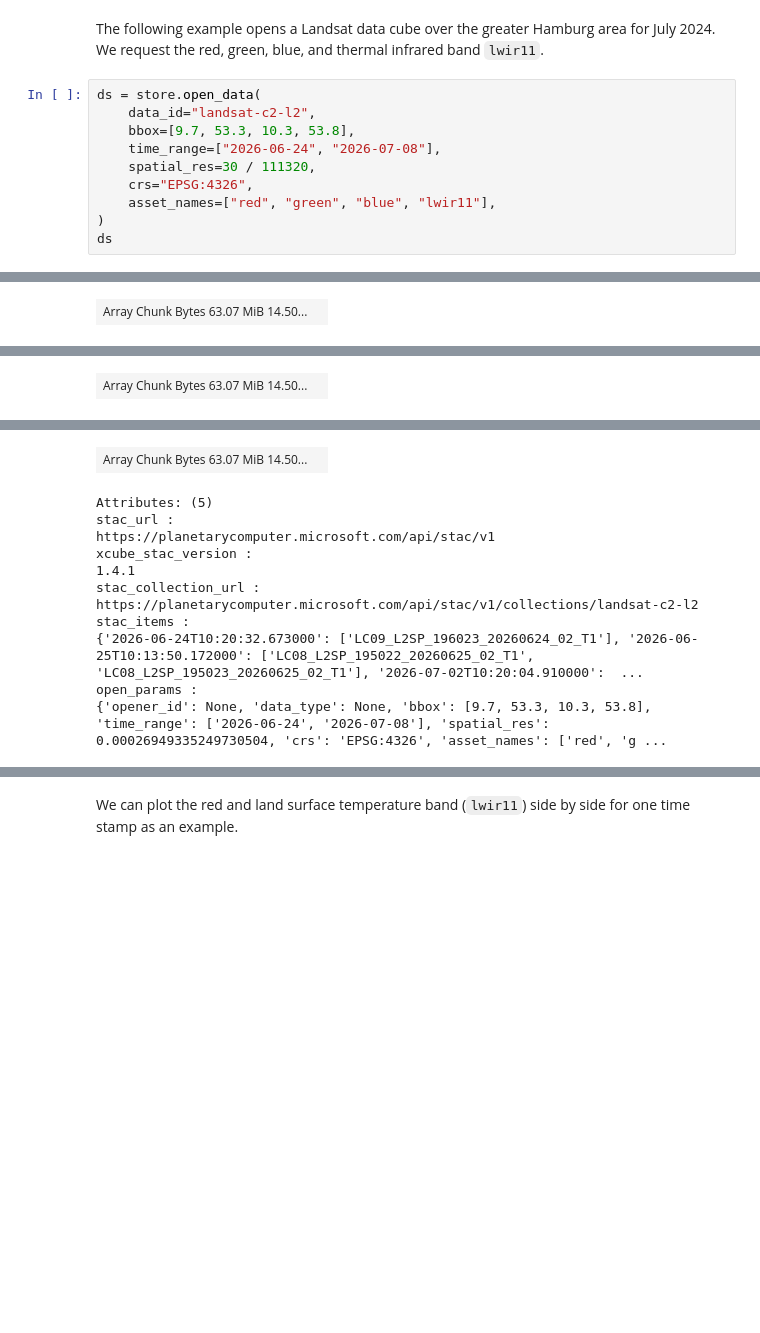
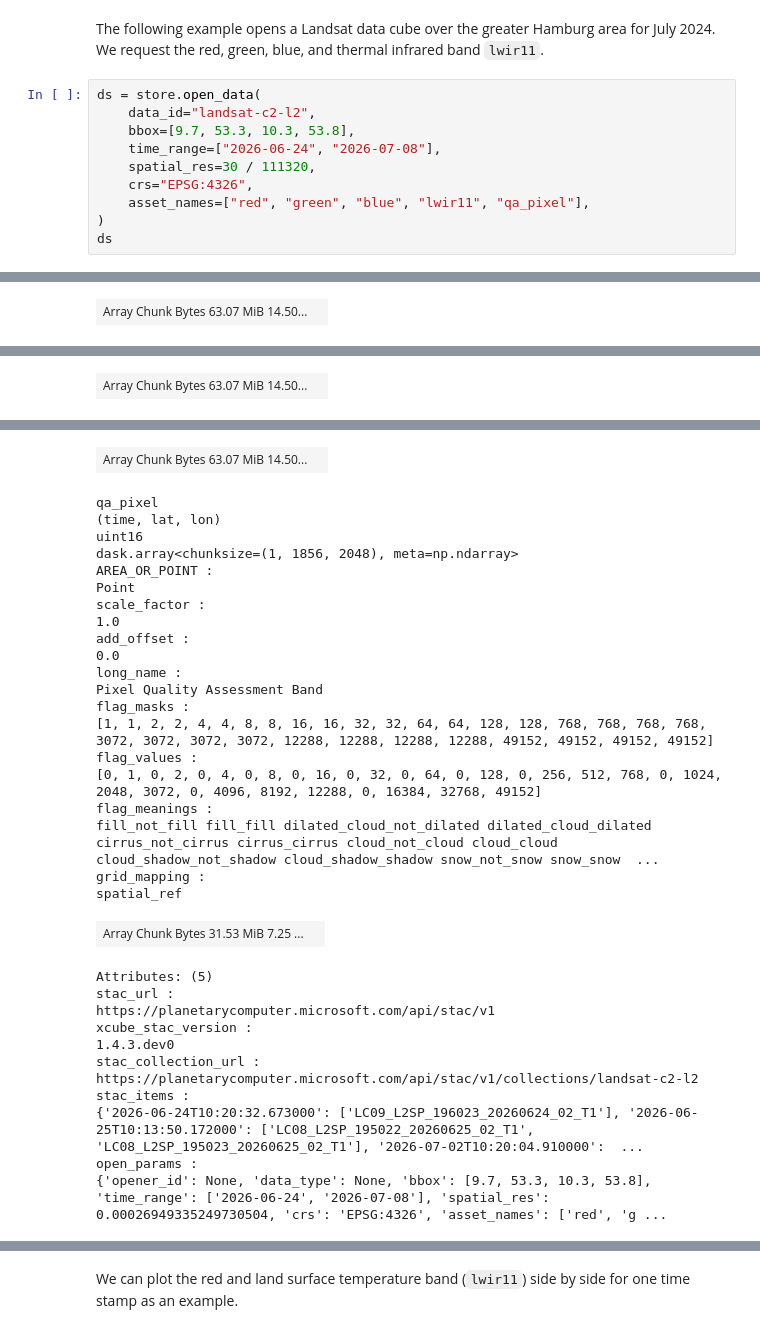
Before and after one commit to xcube-dev/xcube-stac, a Jupyter notebook: examples/notebooks/landsat_planetary_computer.ipynb, the cells around one changed output, grey strips where cells are left out. Cells and saved outputs as stored; diff of their text form; blank space fills up the shorter version.

```diff
--- a/examples/notebooks/landsat_planetary_computer.ipynb
+++ b/examples/notebooks/landsat_planetary_computer.ipynb
@@ -51,7 +51,7 @@ ds = store.open_data(
     time_range=["2026-06-24", "2026-07-08"],
     spatial_res=30 / 111320,
     crs="EPSG:4326",
-    asset_names=["red", "green", "blue", "lwir11"],
+    asset_names=["red", "green", "blue", "lwir11", "qa_pixel"],
 )
 ds
 # %% [output]
@@ -118,16 +125,37 @@ add_offset :
 units :
 K
 grid_mapping :
 spatial_ref
 | Array Chunk Bytes 63.07 MiB 14.50... |  |
-Attributes: (5)
-stac_url :
-https://planetarycomputer.microsoft.com/api/stac/v1
-xcube_stac_version :
-1.4.1
-stac_collection_url :
-https://planetarycomputer.microsoft.com/api/stac/v1/collections/landsat-c2-l2
-stac_items :
-{'2026-06-24T10:20:32.673000': ['LC09_L2SP_196023_20260624_02_T1'], '2026-06-25T10:13:50.172000': ['LC08_L2SP_195022_20260625_02_T1', 'LC08_L2SP_195023_20260625_02_T1'], '2026-07-02T10:20:04.910000':  ...
-open_params :
-{'opener_id': None, 'data_type': None, 'bbox': [9.7, 53.3, 10.3, 53.8], 'time_range': ['2026-06-24', '2026-07-08'], 'spatial_res': 0.00026949335249730504, 'crs': 'EPSG:4326', 'asset_names': ['red', 'g ...
+qa_pixel
+(time, lat, lon)
+uint16
+dask.array<chunksize=(1, 1856, 2048), meta=np.ndarray>
+AREA_OR_POINT :
+Point
+scale_factor :
+1.0
+add_offset :
+0.0
+long_name :
+Pixel Quality Assessment Band
+flag_masks :
+[1, 1, 2, 2, 4, 4, 8, 8, 16, 16, 32, 32, 64, 64, 128, 128, 768, 768, 768, 768, 3072, 3072, 3072, 3072, 12288, 12288, 12288, 12288, 49152, 49152, 49152, 49152]
+flag_values :
+[0, 1, 0, 2, 0, 4, 0, 8, 0, 16, 0, 32, 0, 64, 0, 128, 0, 256, 512, 768, 0, 1024, 2048, 3072, 0, 4096, 8192, 12288, 0, 16384, 32768, 49152]
+flag_meanings :
+fill_not_fill fill_fill dilated_cloud_not_dilated dilated_cloud_dilated cirrus_not_cirrus cirrus_cirrus cloud_not_cloud cloud_cloud cloud_shadow_not_shadow cloud_shadow_shadow snow_not_snow snow_snow  ...
+grid_mapping :
+spatial_ref
+| Array Chunk Bytes 31.53 MiB 7.25 ... |  |
+Attributes: (5)
+stac_url :
+https://planetarycomputer.microsoft.com/api/stac/v1
+xcube_stac_version :
+1.4.3.dev0
+stac_collection_url :
+https://planetarycomputer.microsoft.com/api/stac/v1/collections/landsat-c2-l2
+stac_items :
+{'2026-06-24T10:20:32.673000': ['LC09_L2SP_196023_20260624_02_T1'], '2026-06-25T10:13:50.172000': ['LC08_L2SP_195022_20260625_02_T1', 'LC08_L2SP_195023_20260625_02_T1'], '2026-07-02T10:20:04.910000':  ...
+open_params :
+{'opener_id': None, 'data_type': None, 'bbox': [9.7, 53.3, 10.3, 53.8], 'time_range': ['2026-06-24', '2026-07-08'], 'spatial_res': 0.00026949335249730504, 'crs': 'EPSG:4326', 'asset_names': ['red', 'g ...
```
Also changed, not shown: parts of 8 cells of this notebook, 8 other files.
